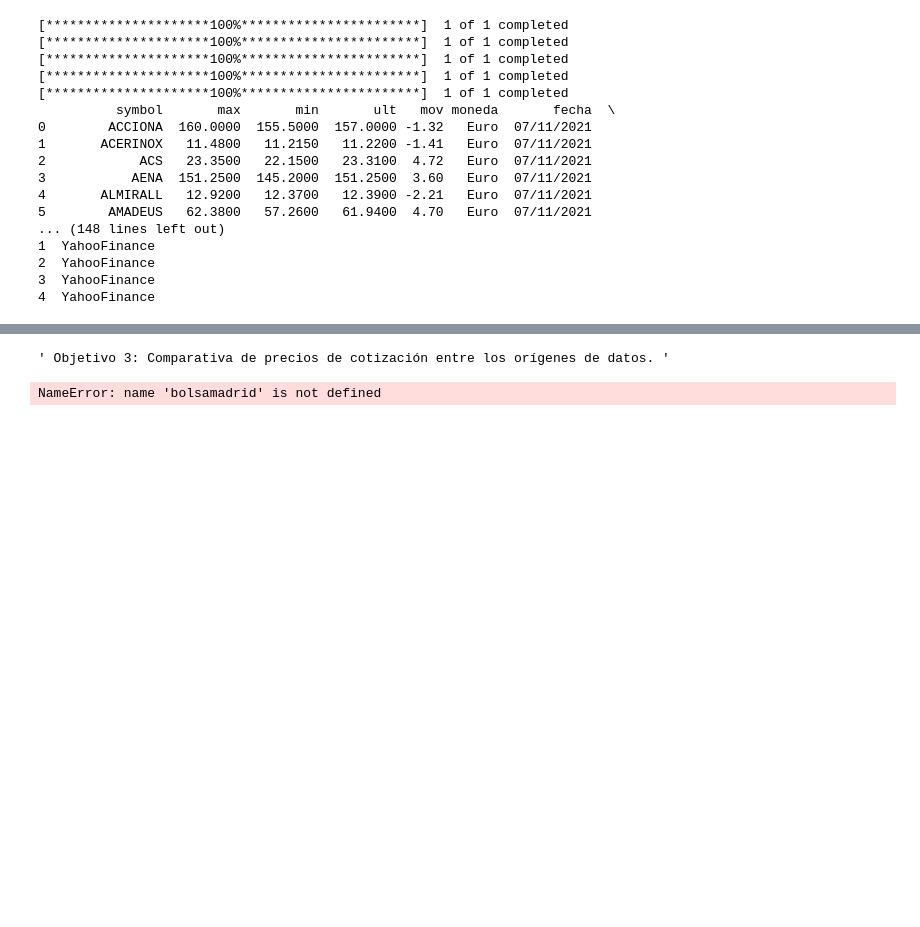
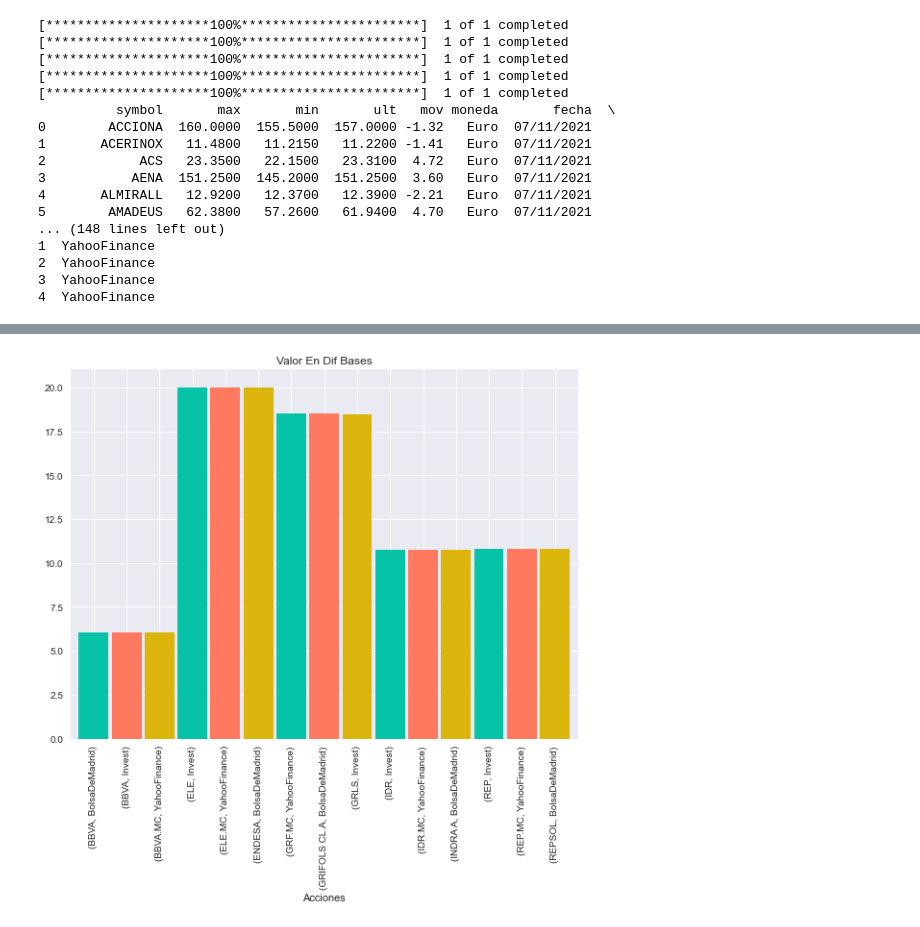
Before and after one commit to pptscdia2021/pp12021grupo2_a2-grupo2, a Jupyter notebook: TP2 Webscraping&api/Jupyter/prueba2.ipynb, the cells around one changed output, grey strips where cells are left out. Drawn from its saved outputs; the diff is of its cells as text; code cells hidden in the pictures; blank space fills up the shorter version.

Commit message:
Actualizando para entrega

```diff
--- a/TP2 Webscraping&api/Jupyter/prueba2.ipynb
+++ b/TP2 Webscraping&api/Jupyter/prueba2.ipynb
@@ -326,7 +333,48 @@ Acciones de mayor pérdida
          origen
 0  YahooFinance
 2  YahooFinance
+# %%
+""" Entidad Cotizaciones: Unifica las cotizaciones de los 3 mercados y tiene diferentes modulos
+para graficar """
+class Cotizaciones():
+
+    def __init__(self, acciones, mercados):
+        self.acciones = acciones
+        self.mercados = mercados
+
+    def juntarDBS(self):
+        df = pd.DataFrame()
+        for mercado in self.mercados:
+            df = pd.concat([df, mercado.buscarPorNombre(self.acciones)], axis=0)
+        return df
+
+
+    def graficarComparacion(self,titulo,nombre):
+        df = self.juntarDBS()
+        comparar = df.groupby(['symbol', 'origen']).mean()["ult"]
+        # genera el gráfico:
+        comparar.plot(kind="bar",width=0.9, color=["#06C2A6","#FF7960","#DBB40C"], figsize=(8,8))
+        plt.style.use('seaborn')
+        plt.tight_layout()  # tip(!)
+        plt.title(titulo) #título del grafico
+        plt.xlabel('Acciones') #título del eje de las x
+        plt.savefig(nombre, bbox_inches='tight') #guardamos el gráfico, 'tight' para guardarlo completo [parámetro: nombre]
+
+    #otra forma de mostrar el gráfico (pero no quedaría bien)
+    #me parece que pega las columnas que tienen el mismo valor
+    def graficarComparacion2(self,titulo,nombre):
+        df = self.juntarDBS()
+        comparar = df.groupby(['symbol', 'origen']).mean()["ult"].unstack()
+        # genera el gráfico:
+        comparar.plot(kind="bar",width=1, color=["#06C2A6","#FF7960","#DBB40C"], figsize=(8,8))
+        plt.tight_layout()  # tip(!)
+        plt.title(titulo) #título del grafico
+        plt.xlabel('Acciones') #título del eje de las x
+        plt.savefig(nombre, bbox_inches='tight')
 # %%
+
 """ Objetivo 3: Comparativa de precios de cotización entre los orígenes de datos. """
+comparacion = Cotizaciones(listaAcciones, mercados)
+comparacion.graficarComparacion('Valor En Dif Bases', 'comparacion2')
 # %% [output]
-' Objetivo 3: Comparativa de precios de cotización entre los orígenes de datos. '
+[figure, added]
@@ -373,15 +380,0 @@ class Cotizaciones():
-# %%
-nombreDeAcciones =[
-    'BBVA', "BBVA.MC",
-    'ELE', "ELE.MC", 'ENDESA',
-    'GRLS', "GRF.MC", 'GRIFOLS CL.A',
-    'INDRA A', 'IDR',"IDR.MC",
-    "REP.MC", 'REP','REPSOL'
-    ]
-
-cotizaciones = Cotizaciones(nombreDeAcciones, [bolsamadrid, yahooFinance, invest])
-print(cotizaciones.juntarDBS())
-cotizaciones.graficarComparacion('Valor de las acciones evaluadas según mercado de origen','comparacionAccionesSegunMercado.png')
-cotizaciones.graficarComparacion2('Valor de las acciones evaluadas según mercado de origen','comparacionAccionesSegunMercado2.png')
-# %% [output]
-NameError: name 'bolsamadrid' is not defined
```
Also changed, not shown: parts of 6 cells of this notebook, 4 other files.
